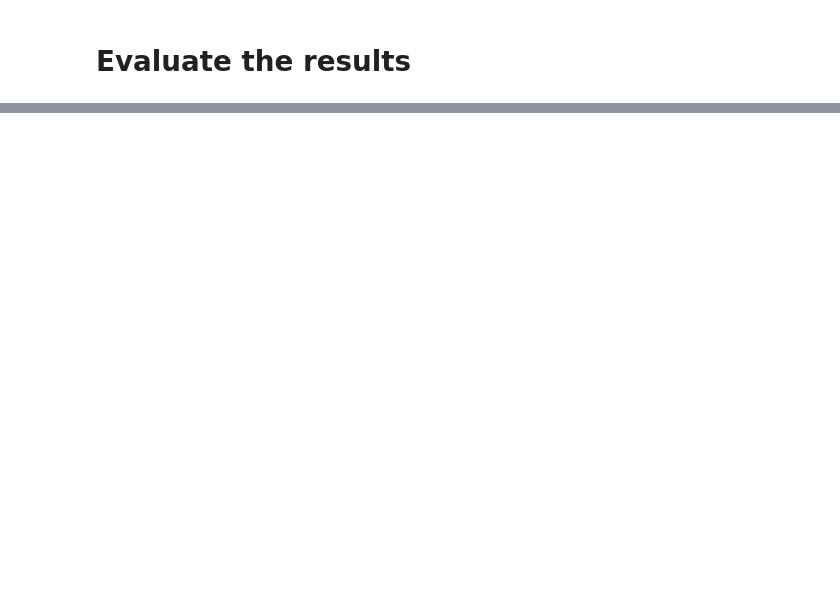
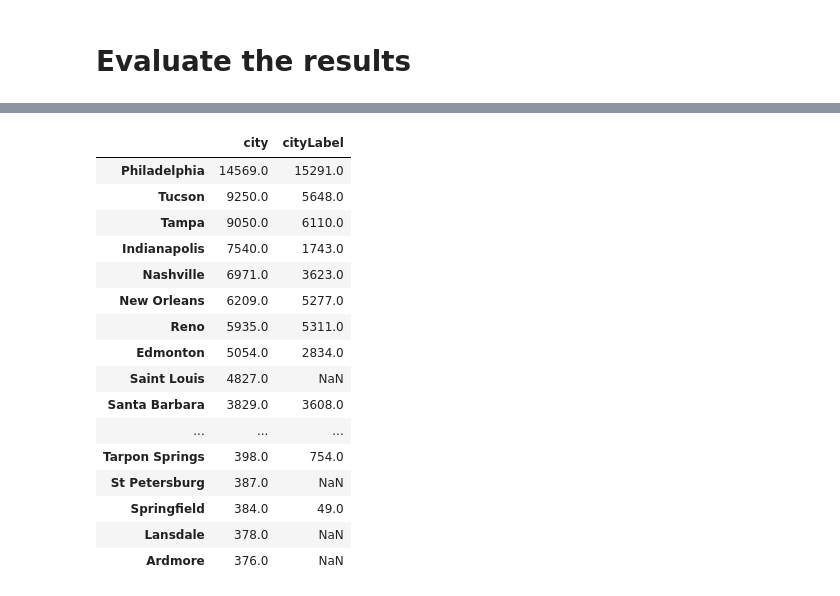
Before and after one commit to christiannielsen98/DVML-P7, a Jupyter notebook: Development/location_from_wikidata.ipynb, the cells around one changed output, grey strips where cells are left out. Cells and saved outputs as stored; diff of their text form; code cells hidden in the pictures; blank space fills up the shorter version.

Commit message:
location server update

```diff
--- a/Development/location_from_wikidata.ipynb
+++ b/Development/location_from_wikidata.ipynb
@@ -68 +60,6 @@ Add "long_lat_round" column to the dataframe for mapping to wikidata
+# %%
+# load the wikidata location mappings
+location_mappings = pd.read_csv(get_path('location_mappings_expanded.csv'))
+# Load the business data from yelp
+biz = pd.read_json(get_path("yelp_academic_dataset_business.json"), lines=True)
 # %%
@@ -72,2 +68,3 @@ Select only the columns we need
 # %%
-biz2 = biz2[['business_id','long_lat_round', 'address', 'city', 'state']]
+# Select only the columns we need
+biz2 = biz[['business_id','long_lat_round', 'address', 'city', 'state']]
@@ -138,0 +168,20 @@ Error: /home/ubuntu/vol1/virtuoso/import/wikidata_location_mappings.nt.gz file n
+# %%
+pd.DataFrame([biz_location_mapping_merge['city'].value_counts(), biz_location_mapping_merge['cityLabel'].value_counts()]).T.head(50)
+# %% [output]
+|  | city | cityLabel |
+| Philadelphia | 14569.0 | 15291.0 |
+| Tucson | 9250.0 | 5648.0 |
+| Tampa | 9050.0 | 6110.0 |
+| Indianapolis | 7540.0 | 1743.0 |
+| Nashville | 6971.0 | 3623.0 |
+| New Orleans | 6209.0 | 5277.0 |
+| Reno | 5935.0 | 5311.0 |
+| Edmonton | 5054.0 | 2834.0 |
+| Saint Louis | 4827.0 | NaN |
+| Santa Barbara | 3829.0 | 3608.0 |
+| ... | ... | ... |
+| Tarpon Springs | 398.0 | 754.0 |
+| St Petersburg | 387.0 | NaN |
+| Springfield | 384.0 | 49.0 |
+| Lansdale | 378.0 | NaN |
+| Ardmore | 376.0 | NaN |
```
Also changed, not shown: parts of 18 cells of this notebook, 1 other file.
